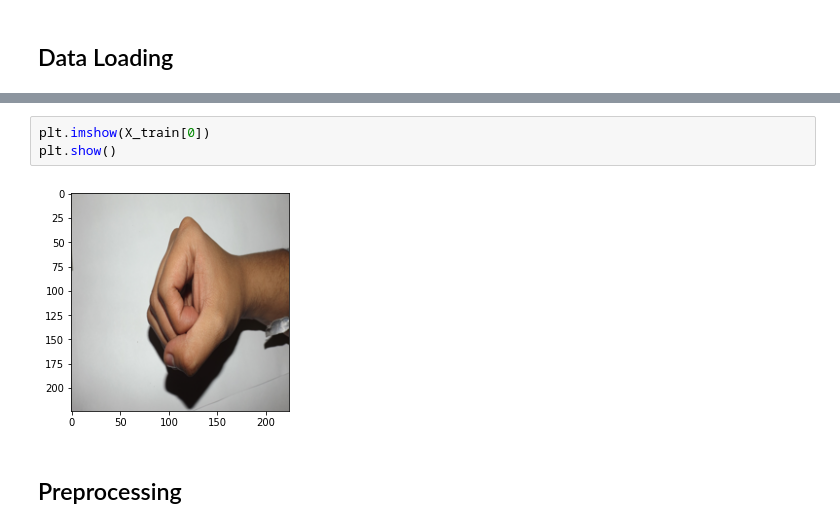
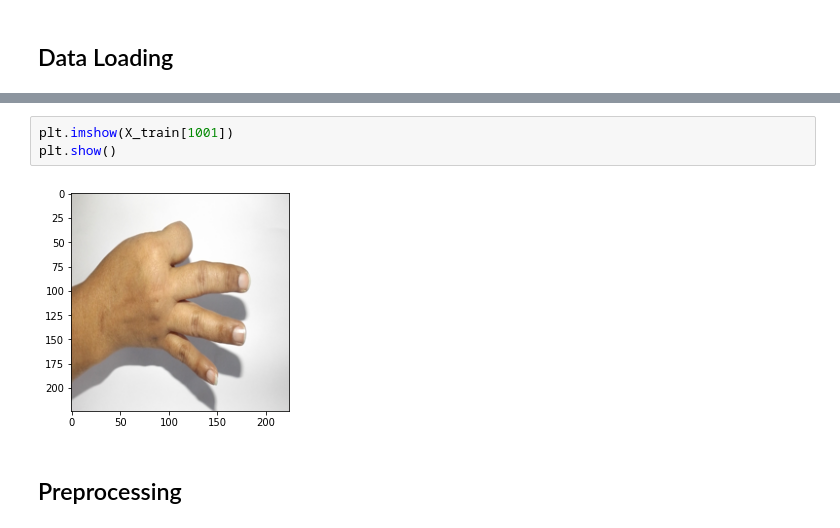
Before and after one commit to MostafaAshraf98/Project-Pattern-Recognition, a Jupyter notebook: main.ipynb, the cells around one changed output, grey strips where cells are left out. Drawn from its saved outputs; the diff is of its cells as text.

```diff
--- a/main.ipynb
+++ b/main.ipynb
@@ -51,8 +37,8 @@ y_val shape: (278,)
 # %%
-plt.imshow(X_train[0])
+plt.imshow(X_train[1001])
 plt.show()
 # %% [output]
-[figure, old version]
+[figure, new version]
 # %% [markdown]
 ## Preprocessing
 # %%
```
Also changed, not shown: parts of 13 cells of this notebook, 4 other files.
